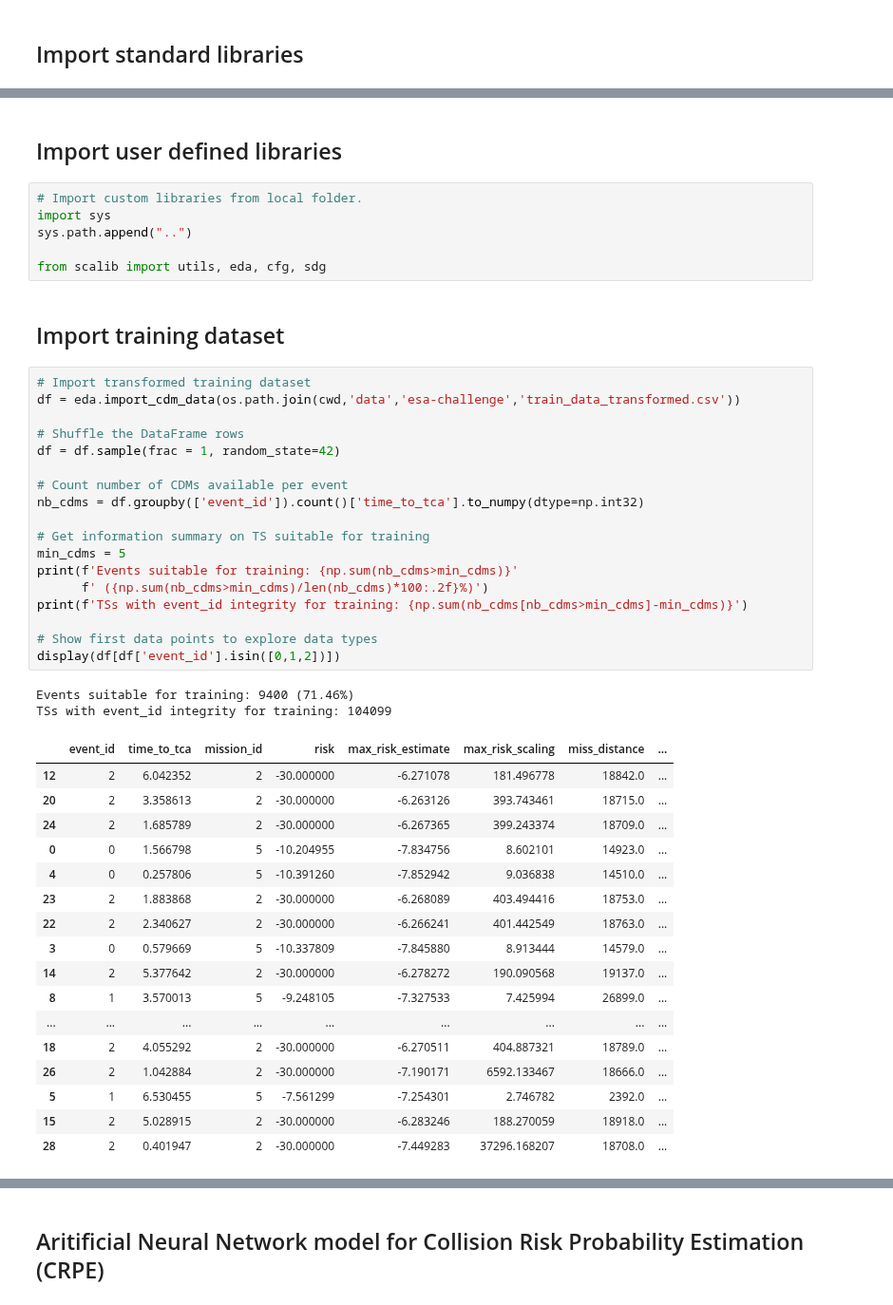
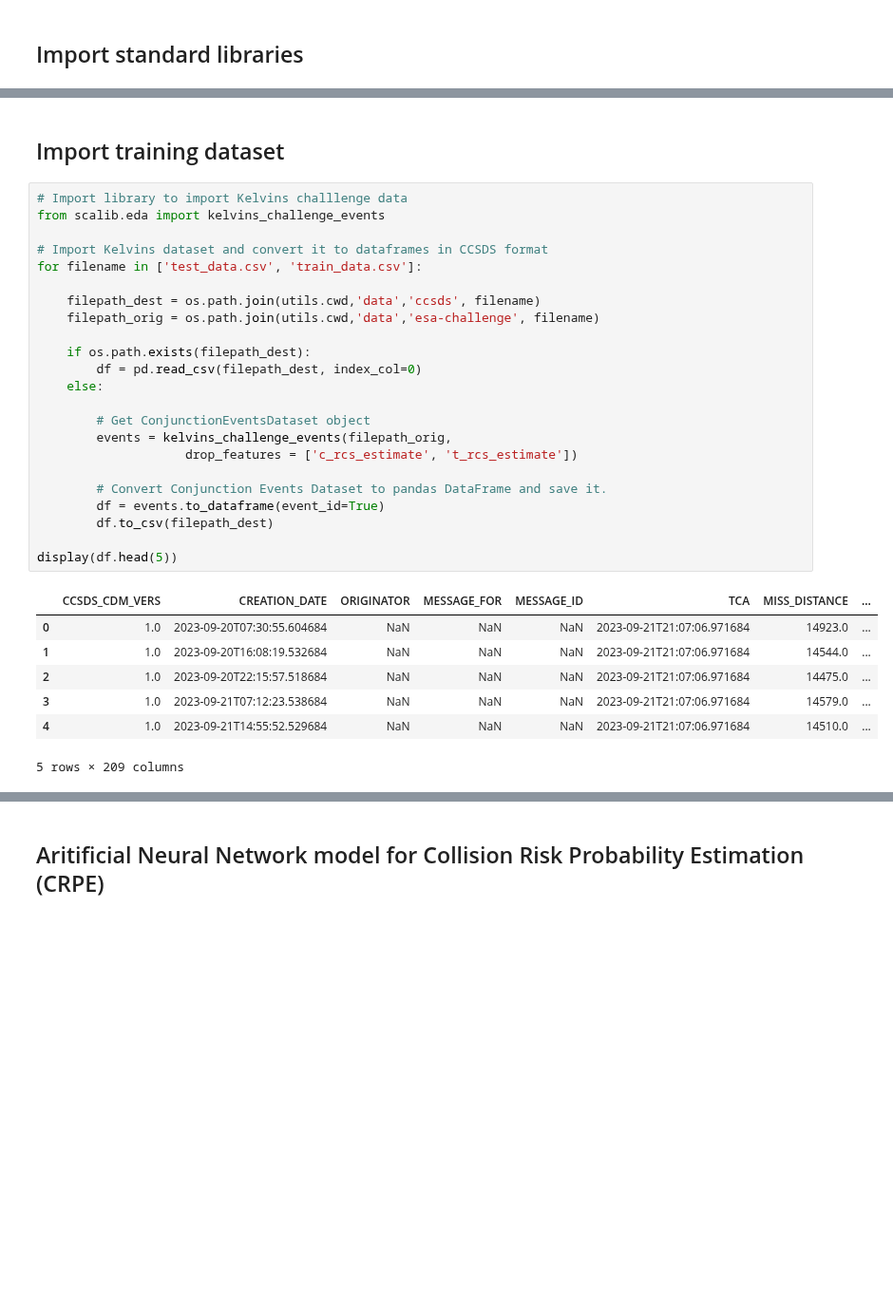
Before and after one commit to JJavierRosales/scapy, a Jupyter notebook: notebooks/ann_risk_probability_estimation.ipynb, the cells around one changed output, grey strips where cells are left out. Shown at 95% size. Saved outputs shown, nothing was run; the diff lists cells and outputs as text; blank space fills up the shorter version.

```diff
--- a/notebooks/ann_risk_probability_estimation.ipynb
+++ b/notebooks/ann_risk_probability_estimation.ipynb
@@ -39,48 +49,33 @@ Parent working directory: /Users/jjrr/Documents/SCA-Project/Tool
-# %% [markdown]
-## Import user defined libraries
-# %%
-# Import custom libraries from local folder.
-import sys
-sys.path.append("..")
-
-from scalib import utils, eda, cfg, sdg
 # %% [markdown]
 ## Import training dataset
-# %%
-# Import transformed training dataset
-df = eda.import_cdm_data(os.path.join(cwd,'data','esa-challenge','train_data_transformed.csv'))
-
-# Shuffle the DataFrame rows
-df = df.sample(frac = 1, random_state=42)
-
-# Count number of CDMs available per event
-nb_cdms = df.groupby(['event_id']).count()['time_to_tca'].to_numpy(dtype=np.int32)
-
-# Get information summary on TS suitable for training
-min_cdms = 5
-print(f'Events suitable for training: {np.sum(nb_cdms>min_cdms)}'
-      f' ({np.sum(nb_cdms>min_cdms)/len(nb_cdms)*100:.2f}%)')
-print(f'TSs with event_id integrity for training: {np.sum(nb_cdms[nb_cdms>min_cdms]-min_cdms)}')
-
-# Show first data points to explore data types
-display(df[df['event_id'].isin([0,1,2])])
-# %% [output]
-Events suitable for training: 9400 (71.46%)
-TSs with event_id integrity for training: 104099
-|  | event_id | time_to_tca | mission_id | risk | max_risk_estimate | max_risk_scaling | miss_distance | ... |
-| 12 | 2 | 6.042352 | 2 | -30.000000 | -6.271078 | 181.496778 | 18842.0 | ... |
-| 20 | 2 | 3.358613 | 2 | -30.000000 | -6.263126 | 393.743461 | 18715.0 | ... |
-| 24 | 2 | 1.685789 | 2 | -30.000000 | -6.267365 | 399.243374 | 18709.0 | ... |
-| 0 | 0 | 1.566798 | 5 | -10.204955 | -7.834756 | 8.602101 | 14923.0 | ... |
-| 4 | 0 | 0.257806 | 5 | -10.391260 | -7.852942 | 9.036838 | 14510.0 | ... |
-| 23 | 2 | 1.883868 | 2 | -30.000000 | -6.268089 | 403.494416 | 18753.0 | ... |
-| 22 | 2 | 2.340627 | 2 | -30.000000 | -6.266241 | 401.442549 | 18763.0 | ... |
-| 3 | 0 | 0.579669 | 5 | -10.337809 | -7.845880 | 8.913444 | 14579.0 | ... |
-| 14 | 2 | 5.377642 | 2 | -30.000000 | -6.278272 | 190.090568 | 19137.0 | ... |
-| 8 | 1 | 3.570013 | 5 | -9.248105 | -7.327533 | 7.425994 | 26899.0 | ... |
-| ... | ... | ... | ... | ... | ... | ... | ... | ... |
-| 18 | 2 | 4.055292 | 2 | -30.000000 | -6.270511 | 404.887321 | 18789.0 | ... |
-| 26 | 2 | 1.042884 | 2 | -30.000000 | -7.190171 | 6592.133467 | 18666.0 | ... |
-| 5 | 1 | 6.530455 | 5 | -7.561299 | -7.254301 | 2.746782 | 2392.0 | ... |
-| 15 | 2 | 5.028915 | 2 | -30.000000 | -6.283246 | 188.270059 | 18918.0 | ... |
-| 28 | 2 | 0.401947 | 2 | -30.000000 | -7.449283 | 37296.168207 | 18708.0 | ... |
+# %%
+# Import library to import Kelvins challlenge data
+from scalib.eda import kelvins_challenge_events
+
+# Import Kelvins dataset and convert it to dataframes in CCSDS format
+for filename in ['test_data.csv', 'train_data.csv']:
+
+    filepath_dest = os.path.join(utils.cwd,'data','ccsds', filename)
+    filepath_orig = os.path.join(utils.cwd,'data','esa-challenge', filename)
+
+    if os.path.exists(filepath_dest):
+        df = pd.read_csv(filepath_dest, index_col=0)
+    else:
+
+        # Get ConjunctionEventsDataset object
+        events = kelvins_challenge_events(filepath_orig,
+                    drop_features = ['c_rcs_estimate', 't_rcs_estimate'])
+
+        # Convert Conjunction Events Dataset to pandas DataFrame and save it.
+        df = events.to_dataframe(event_id=True)
+        df.to_csv(filepath_dest)
+
+display(df.head(5))
+# %% [output]
+|  | CCSDS_CDM_VERS | CREATION_DATE | ORIGINATOR | MESSAGE_FOR | MESSAGE_ID | TCA | MISS_DISTANCE | ... |
+| 0 | 1.0 | 2023-09-20T07:30:55.604684 | NaN | NaN | NaN | 2023-09-21T21:07:06.971684 | 14923.0 | ... |
+| 1 | 1.0 | 2023-09-20T16:08:19.532684 | NaN | NaN | NaN | 2023-09-21T21:07:06.971684 | 14544.0 | ... |
+| 2 | 1.0 | 2023-09-20T22:15:57.518684 | NaN | NaN | NaN | 2023-09-21T21:07:06.971684 | 14475.0 | ... |
+| 3 | 1.0 | 2023-09-21T07:12:23.538684 | NaN | NaN | NaN | 2023-09-21T21:07:06.971684 | 14579.0 | ... |
+| 4 | 1.0 | 2023-09-21T14:55:52.529684 | NaN | NaN | NaN | 2023-09-21T21:07:06.971684 | 14510.0 | ... |
+5 rows × 209 columns
```
Also changed, not shown: parts of 10 cells of this notebook.
